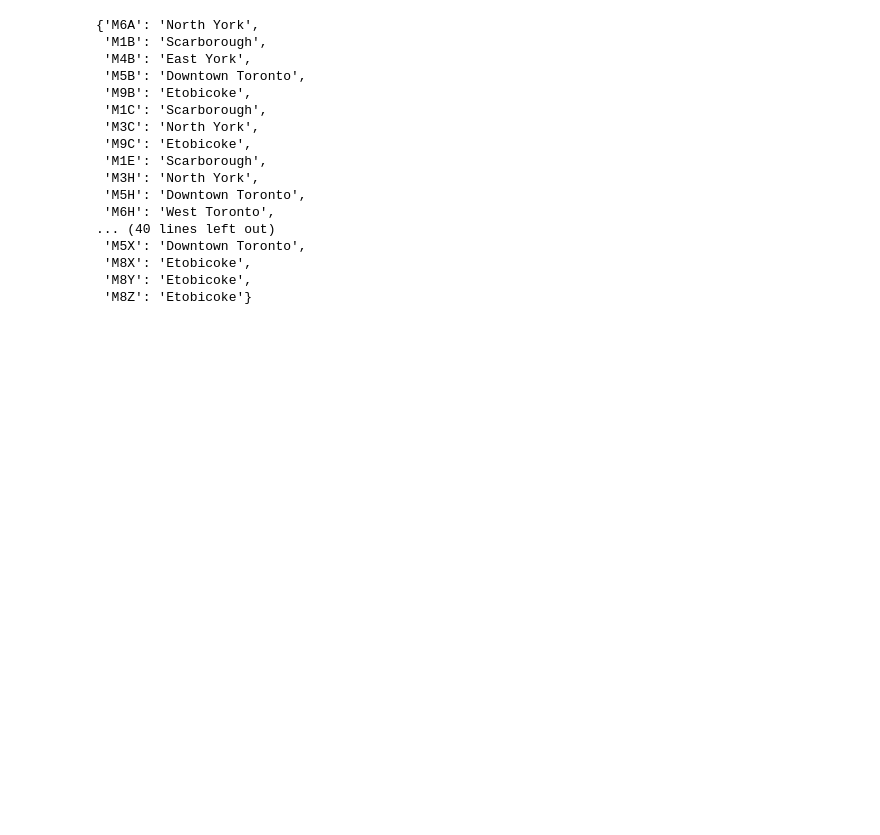
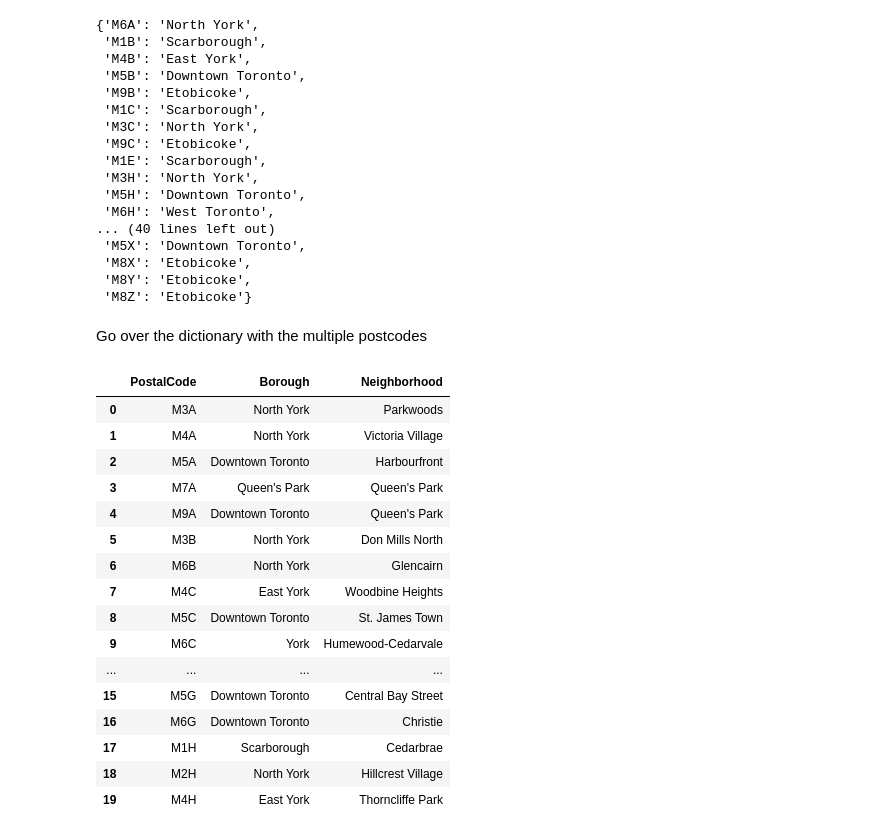
Before and after one commit to DirkFritz/Coursera_Capstone, a Jupyter notebook: NeighborhoodsToronto.ipynb, the cells around one changed output. Saved outputs shown, nothing was run; the diff lists cells and outputs as text; code cells hidden in the pictures; blank space fills up the shorter version.

```diff
--- a/NeighborhoodsToronto.ipynb
+++ b/NeighborhoodsToronto.ipynb
@@ -136,3 +136,38 @@ postCodesNTimes
  'M8X': 'Etobicoke',
  'M8Y': 'Etobicoke',
  'M8Z': 'Etobicoke'}
+# %% [markdown]
+Go over the dictionary with the multiple postcodes
+# %%
+dfPostCodesUnique = df
+
+for postCodeNTimes in postCodesNTimes:
+    dfPostCode = df[df["Postcode"]==postCodeNTimes]
+    neighborhoods = dfPostCode["Neighborhood"].values.T.tolist() # save all neighborhoods of a postcode postCodeNTimes to list neighborhoods
+    neighborhoods = ",".join(neighborhoods) #create a string from the list neighborhoods with speperator comma.
+    dfPostCodesUnique =dfPostCodesUnique[dfPostCodesUnique.Postcode != postCodeNTimes] # delete all rows with the postcode postCodeNTimes
+    #create a new dataframe with the joined neighborhoods
+    dfJoin = pd.DataFrame([[postCodeNTimes,postCodesNTimes[postCodeNTimes],neighborhoods]], columns=["Postcode", "Borough", "Neighborhood"])
+    #append the new dataframe to dfPostCodesUnique
+    dfPostCodesUnique=dfPostCodesUnique.append(dfJoin, ignore_index = True)
+
+dfPostCodesUnique= dfPostCodesUnique.rename(columns={"Postcode":"PostalCode"})
+dfPostCodesUnique.head(20)
+# %% [output]
+|  | PostalCode | Borough | Neighborhood |
+| 0 | M3A | North York | Parkwoods |
+| 1 | M4A | North York | Victoria Village |
+| 2 | M5A | Downtown Toronto | Harbourfront |
+| 3 | M7A | Queen's Park | Queen's Park |
+| 4 | M9A | Downtown Toronto | Queen's Park |
+| 5 | M3B | North York | Don Mills North |
+| 6 | M6B | North York | Glencairn |
+| 7 | M4C | East York | Woodbine Heights |
+| 8 | M5C | Downtown Toronto | St. James Town |
+| 9 | M6C | York | Humewood-Cedarvale |
+| ... | ... | ... | ... |
+| 15 | M5G | Downtown Toronto | Central Bay Street |
+| 16 | M6G | Downtown Toronto | Christie |
+| 17 | M1H | Scarborough | Cedarbrae |
+| 18 | M2H | North York | Hillcrest Village |
+| 19 | M4H | East York | Thorncliffe Park |
```
Also changed, not shown: parts of 15 cells of this notebook.
